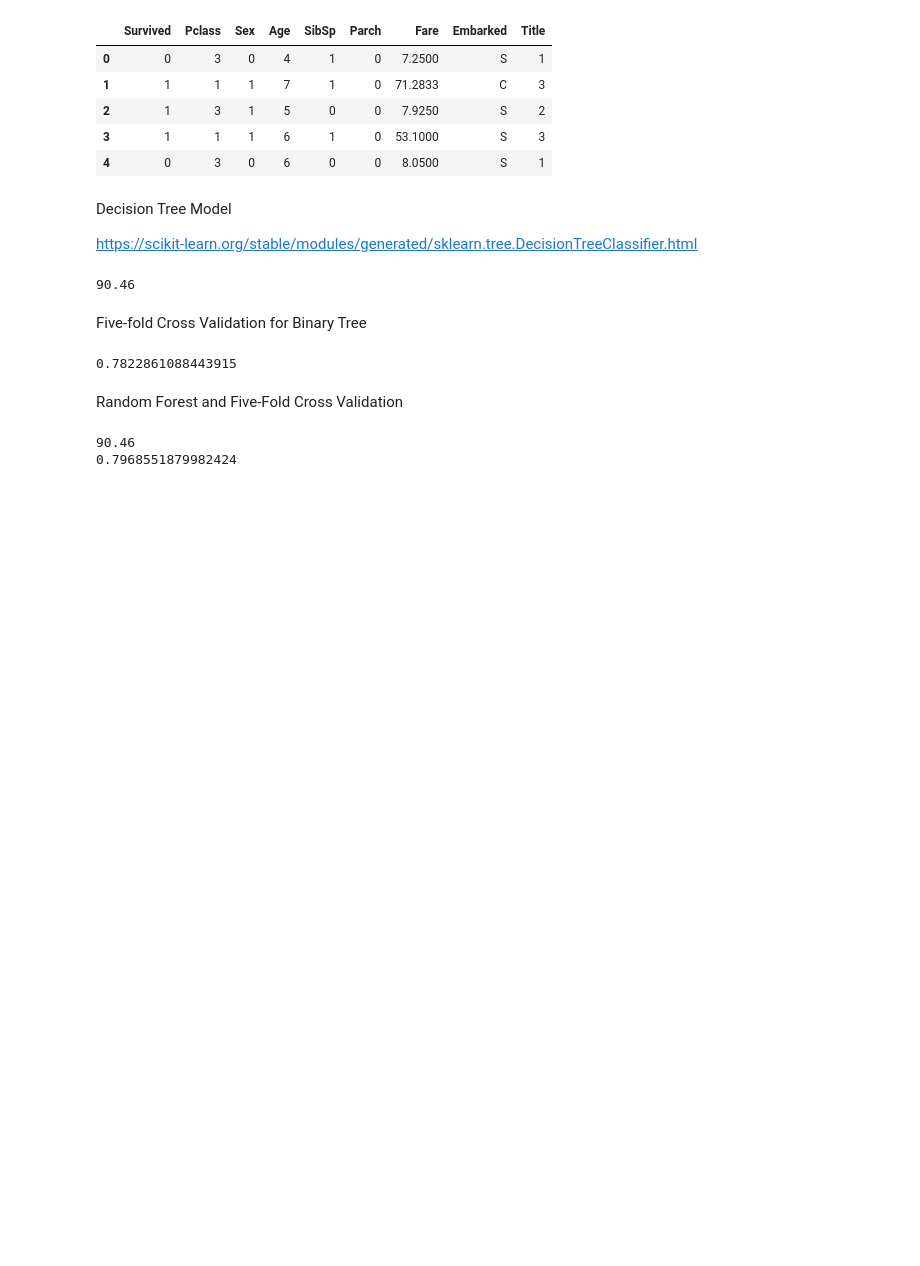
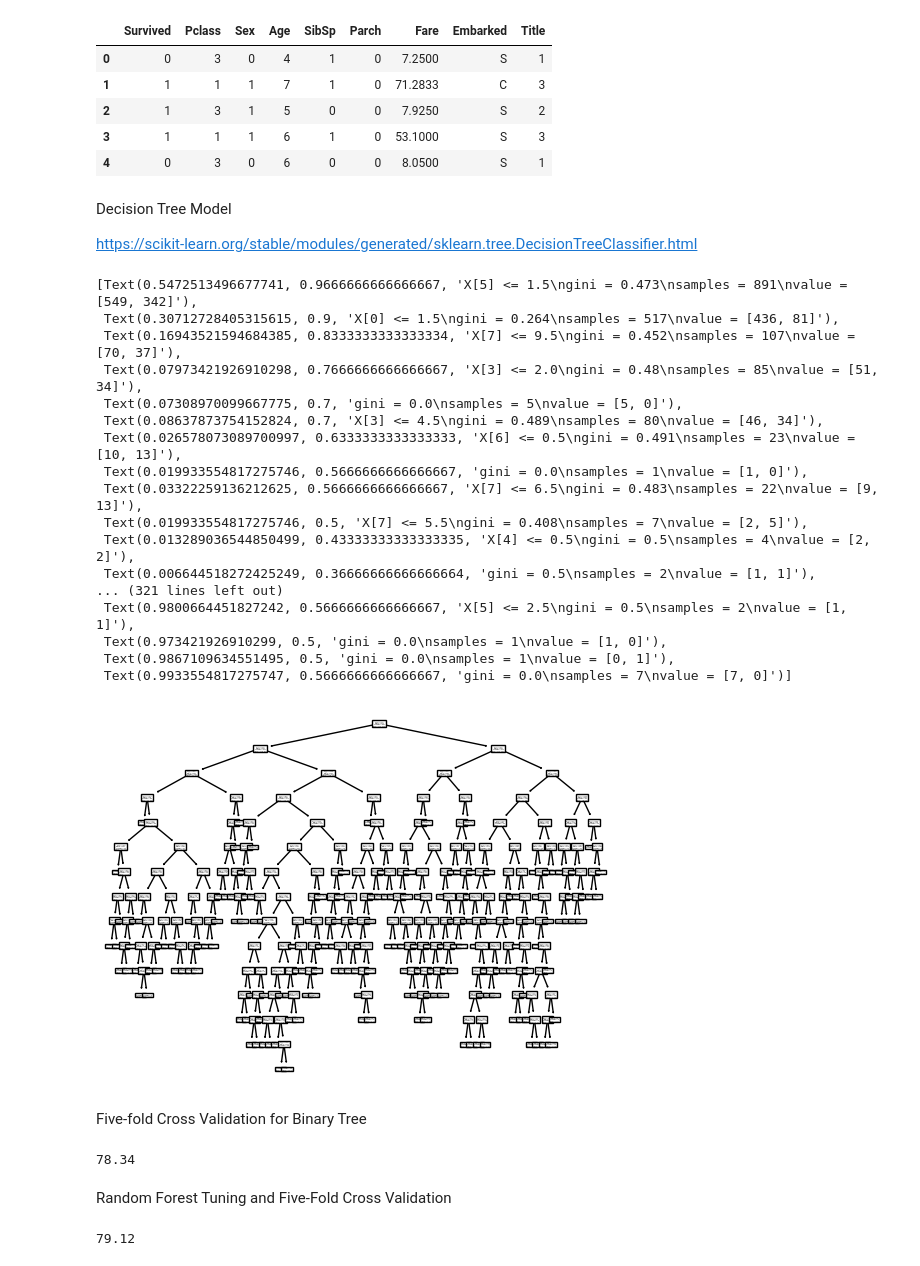
Before and after one commit to AshtonFrias/Homework-2, a Jupyter notebook: titanic_sv_hw.ipynb, the cells around one changed output. Drawn from its saved outputs; the diff is of its cells as text; code cells hidden in the pictures; blank space fills up the shorter version.

```diff
--- a/titanic_sv_hw.ipynb
+++ b/titanic_sv_hw.ipynb
@@ -227,39 +227,48 @@ dt.criterion = "gini"
 dt.splitter = "random"
 dt.max_depth = 20
 
-Y_pred = dt.predict(X_test)
-acc_dt = round(dt.score(X_train, Y_train) * 100, 2)
-print(acc_dt)
+dt.score(X_test)
-# %% [output]
-90.46
 # %%
 #Plotting Desision Tree
 from sklearn import tree
-#tree.plot_tree(dt)
+tree.plot_tree(dt)
+# %% [output]
+[Text(0.5472513496677741, 0.9666666666666667, 'X[5] <= 1.5\ngini = 0.473\nsamples = 891\nvalue = [549, 342]'),
+ Text(0.30712728405315615, 0.9, 'X[0] <= 1.5\ngini = 0.264\nsamples = 517\nvalue = [436, 81]'),
+ Text(0.16943521594684385, 0.8333333333333334, 'X[7] <= 9.5\ngini = 0.452\nsamples = 107\nvalue = [70, 37]'),
+ Text(0.07973421926910298, 0.7666666666666667, 'X[3] <= 2.0\ngini = 0.48\nsamples = 85\nvalue = [51, 34]'),
+ Text(0.07308970099667775, 0.7, 'gini = 0.0\nsamples = 5\nvalue = [5, 0]'),
+ Text(0.08637873754152824, 0.7, 'X[3] <= 4.5\ngini = 0.489\nsamples = 80\nvalue = [46, 34]'),
+ Text(0.026578073089700997, 0.6333333333333333, 'X[6] <= 0.5\ngini = 0.491\nsamples = 23\nvalue = [10, 13]'),
+ Text(0.019933554817275746, 0.5666666666666667, 'gini = 0.0\nsamples = 1\nvalue = [1, 0]'),
+ Text(0.03322259136212625, 0.5666666666666667, 'X[7] <= 6.5\ngini = 0.483\nsamples = 22\nvalue = [9, 13]'),
+ Text(0.019933554817275746, 0.5, 'X[7] <= 5.5\ngini = 0.408\nsamples = 7\nvalue = [2, 5]'),
+ Text(0.013289036544850499, 0.43333333333333335, 'X[4] <= 0.5\ngini = 0.5\nsamples = 4\nvalue = [2, 2]'),
+ Text(0.006644518272425249, 0.36666666666666664, 'gini = 0.5\nsamples = 2\nvalue = [1, 1]'),
+... (321 lines left out)
+ Text(0.9800664451827242, 0.5666666666666667, 'X[5] <= 2.5\ngini = 0.5\nsamples = 2\nvalue = [1, 1]'),
+ Text(0.973421926910299, 0.5, 'gini = 0.0\nsamples = 1\nvalue = [1, 0]'),
+ Text(0.9867109634551495, 0.5, 'gini = 0.0\nsamples = 1\nvalue = [0, 1]'),
+ Text(0.9933554817275747, 0.5666666666666667, 'gini = 0.0\nsamples = 7\nvalue = [7, 0]')]
+[figure, added]
 # %% [markdown]
 Five-fold Cross Validation for Binary Tree
 # %%
 from sklearn.model_selection import cross_val_score
 
 dt_score = cross_val_score(dt, X_train, Y_train, cv = 5)
-print(np.average(dt_score))
+print(round(np.average(dt_score) * 100, 2))
 # %% [output]
-0.7822861088443915
+78.34
 # %% [markdown]
-Random Forest and Five-Fold Cross Validation
+Random Forest Tuning and Five-Fold Cross Validation
 # %%
 rt = RandomForestClassifier()
 rt.fit(X_train, Y_train)
 rt.criterion = "gini"
 rt.max_depth = 20
-
-
-Y_pred = rt.predict(X_test)
-acc_rt = round(dt.score(X_train, Y_train) * 100, 2)
-print(acc_rt)
-
-rt_score = cross_val_score(rt, X_train, Y_train, cv = 5)
-print(np.average(rt_score))
-# %% [output]
-90.46
-0.7968551879982424
+# %%
+rt_score = cross_val_score(rt, X_train, Y_train, cv = 5)
+print(round(np.average(rt_score) * 100, 2))
+# %% [output]
+79.12
```
